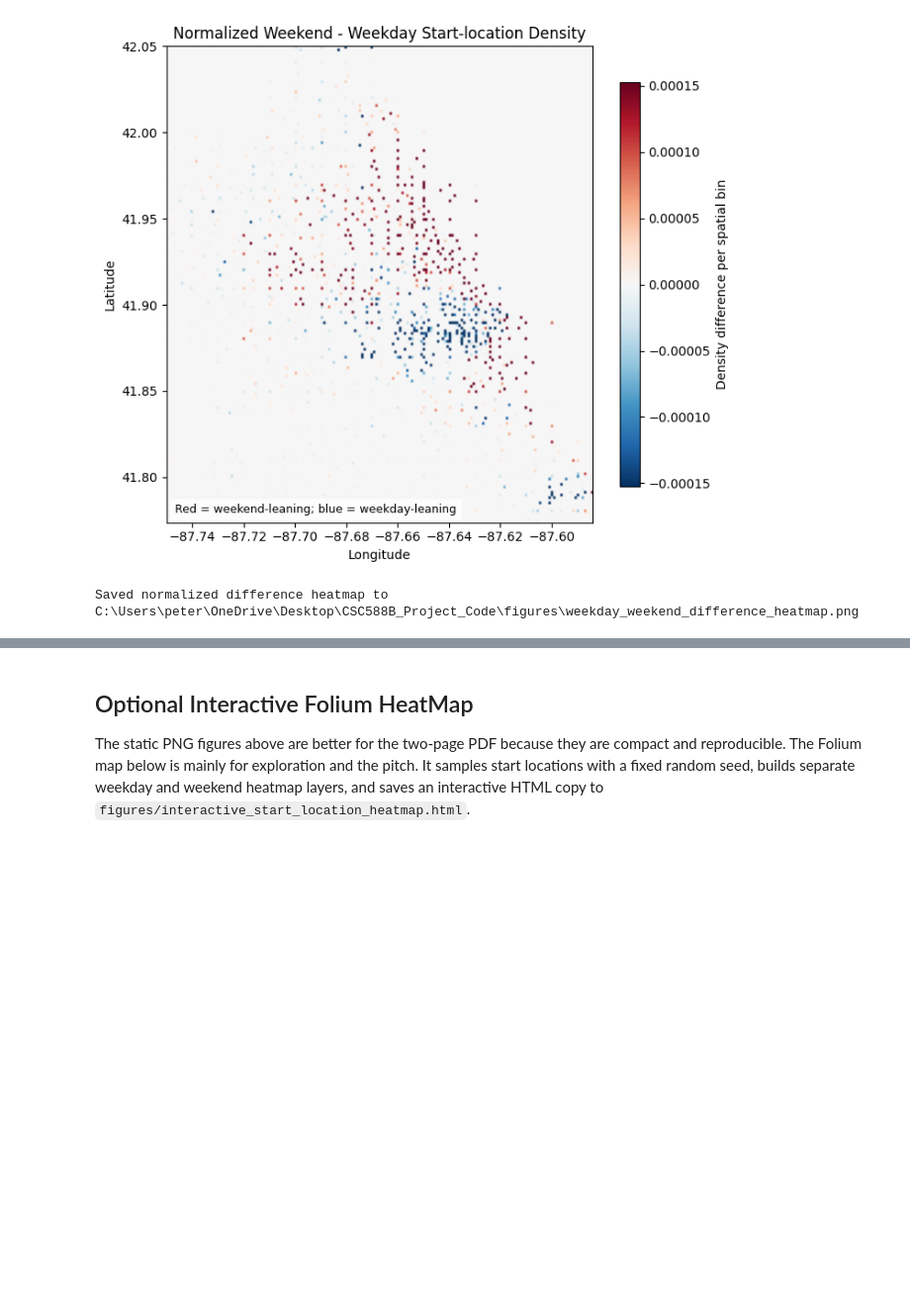
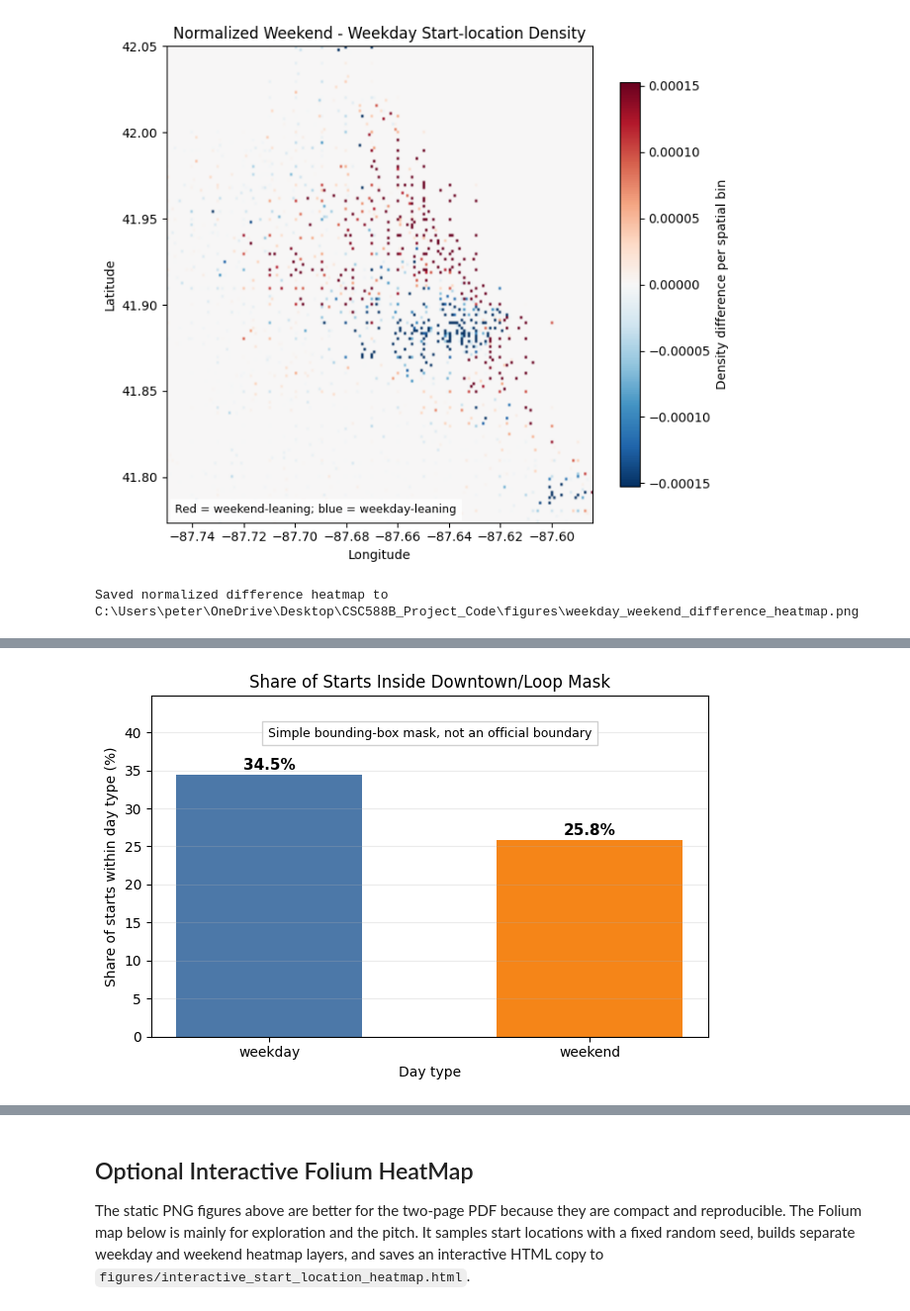
Before and after one commit to peteryu0131/CSC588B_Project_Code, a Jupyter notebook: notebooks/proposal_summary.ipynb, the cells around one changed output, grey strips where cells are left out. Shown at 99% size. Drawn from its saved outputs; the diff is of its cells as text; code cells hidden in the pictures; blank space fills up the shorter version.

```diff
--- a/notebooks/proposal_summary.ipynb
+++ b/notebooks/proposal_summary.ipynb
@@ -309,0 +510,93 @@ Saved normalized difference heatmap to C:\Users\peter\OneDrive\Desktop\CSC588B_P
+# %%
+DOWNTOWN_LOOP_BOUNDS = {
+    "lat_min": 41.875,
+    "lat_max": 41.905,
+    "lng_min": -87.650,
+    "lng_max": -87.615,
+}
+
+
+def downtown_loop_summary(cleaned_path: Path, bounds: dict[str, float]) -> pd.DataFrame:
+    columns = ["day_type", "start_lat", "start_lng"]
+    summaries = []
+
+    for chunk in pd.read_csv(cleaned_path, usecols=columns, chunksize=500_000):
+        chunk = chunk.dropna(subset=columns)
+        chunk = chunk.loc[chunk["day_type"].isin(["weekday", "weekend"])].copy()
+        if chunk.empty:
+            continue
+
+        in_downtown = (
+            chunk["start_lat"].between(bounds["lat_min"], bounds["lat_max"])
+            & chunk["start_lng"].between(bounds["lng_min"], bounds["lng_max"])
+        )
+        chunk["area_type"] = np.where(in_downtown, "Downtown/Loop mask", "Other areas")
+        summaries.append(
+            chunk.groupby(["day_type", "area_type"], observed=True)
+            .size()
+            .rename("trip_count")
+            .reset_index()
+        )
+
+    if not summaries:
+        raise ValueError("No start-location records were available for Downtown/Loop summary.")
+
+    summary = pd.concat(summaries, ignore_index=True)
+    summary = summary.groupby(["day_type", "area_type"], observed=True)["trip_count"].sum().reset_index()
+    summary["share_within_day_type"] = summary["trip_count"] / summary.groupby("day_type")["trip_count"].transform("sum")
+    return summary.sort_values(["area_type", "day_type"])
+
+
+def plot_downtown_loop_share(summary: pd.DataFrame, output_path: Path) -> None:
+    downtown = summary.loc[summary["area_type"] == "Downtown/Loop mask"].copy()
+    downtown = downtown.set_index("day_type").loc[["weekday", "weekend"]].reset_index()
+    downtown["share_percent"] = downtown["share_within_day_type"] * 100
+
+    fig, ax = plt.subplots(figsize=(6.4, 4.4))
+    bars = ax.bar(downtown["day_type"], downtown["share_percent"], color=["#4C78A8", "#F58518"], width=0.58)
+    for bar, value in zip(bars, downtown["share_percent"]):
+        ax.text(
+            bar.get_x() + bar.get_width() / 2,
+            bar.get_height() + 0.25,
+            f"{value:.1f}%",
+            ha="center",
+            va="bottom",
+            fontsize=11,
+            fontweight="bold",
+        )
+
+    ax.set_title("Share of Starts Inside Downtown/Loop Mask")
+    ax.set_xlabel("Day type")
+    ax.set_ylabel("Share of starts within day type (%)")
+    ax.set_ylim(0, max(downtown["share_percent"]) * 1.30)
+    ax.grid(axis="y", alpha=0.25)
+    ax.text(
+        0.5,
+        0.88,
+        "Simple bounding-box mask, not an official boundary",
+        transform=ax.transAxes,
+        ha="center",
+        fontsize=9,
+        bbox={"facecolor": "white", "alpha": 0.9, "edgecolor": "#cccccc"},
+    )
+    fig.tight_layout()
+    fig.savefig(output_path, dpi=220, bbox_inches="tight")
+    plt.show()
+
+
+downtown_summary = downtown_loop_summary(
+    ROOT / "data" / "processed" / "divvy_2025_cleaned.csv",
+    DOWNTOWN_LOOP_BOUNDS,
+)
+downtown_summary_for_display = downtown_summary.copy()
+downtown_summary_for_display["share_percent"] = (downtown_summary_for_display["share_within_day_type"] * 100).round(2)
+display(downtown_summary_for_display[["day_type", "area_type", "trip_count", "share_percent"]])
+
+downtown_summary_path = OUTPUTS / "downtown_loop_day_type_summary.csv"
+downtown_summary.to_csv(downtown_summary_path, index=False)
+
+downtown_figure_path = FIGURES / "downtown_loop_comparison.png"
+plot_downtown_loop_share(downtown_summary, downtown_figure_path)
+print(f"Saved Downtown/Loop summary to {downtown_summary_path}")
+print(f"Saved Downtown/Loop figure to {downtown_figure_path}")
+# %% [output]
@@ -309,0 +608 @@ Saved normalized difference heatmap to C:\Users\peter\OneDrive\Desktop\CSC588B_P
+[figure, added]
```
Also changed, not shown: parts of 21 cells of this notebook, 5 other files.
